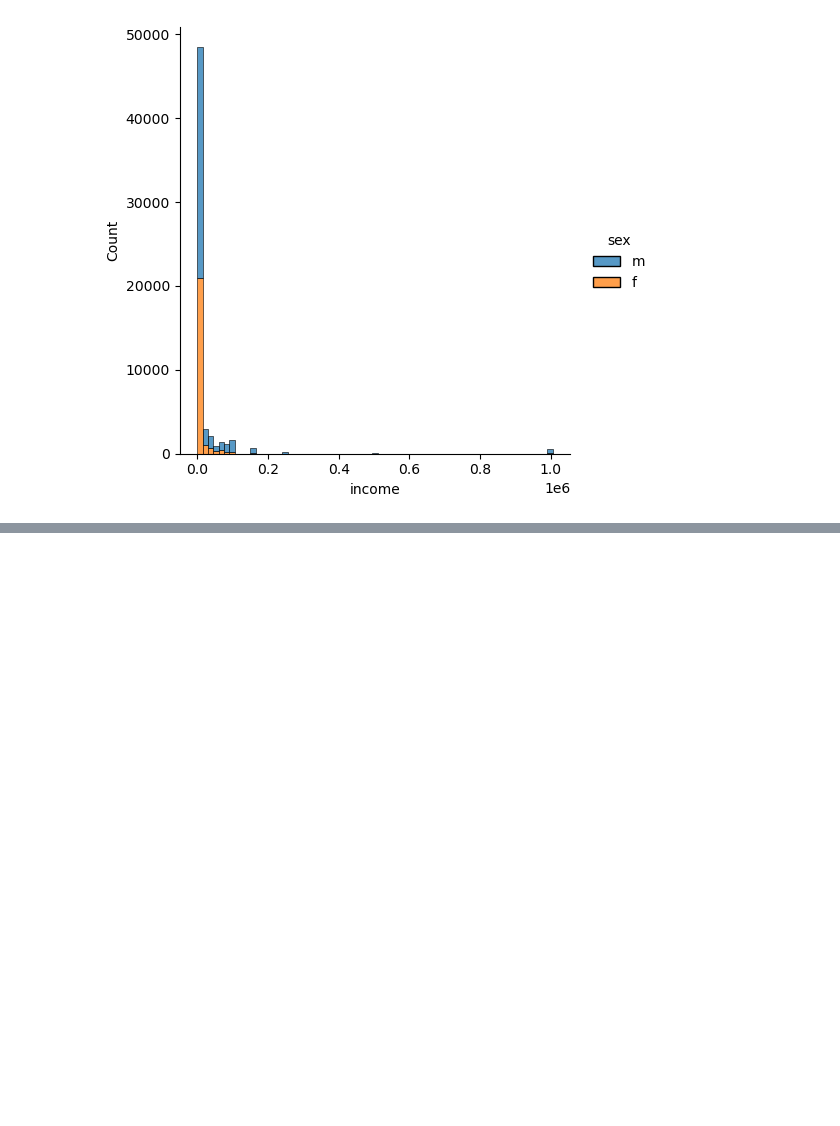
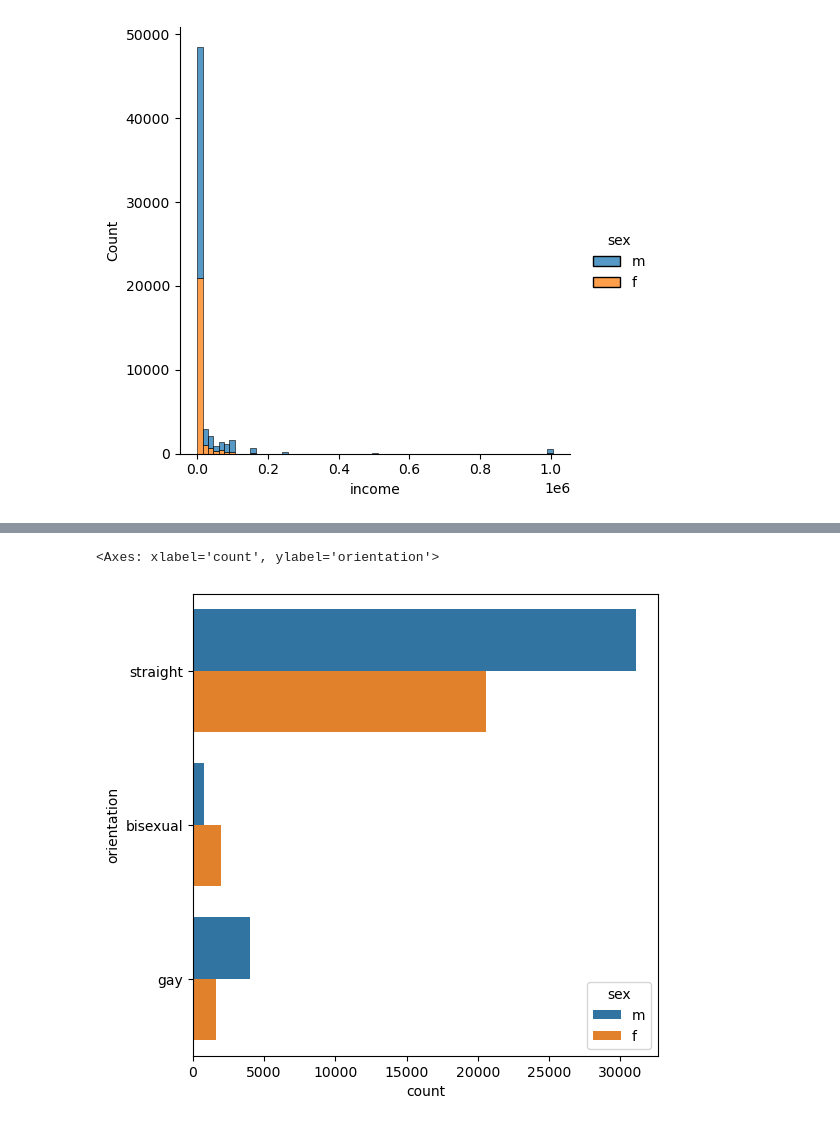
Before and after one commit to StephPad11/OKCupid-Project, a Jupyter notebook: date-a-scientist.ipynb, the cells around one changed output, grey strips where cells are left out. Saved outputs shown, nothing was run; the diff lists cells and outputs as text; code cells hidden in the pictures; blank space fills up the shorter version.

```diff
--- a/date-a-scientist.ipynb
+++ b/date-a-scientist.ipynb
@@ -219,0 +237,9 @@ Text(0.5, 1.03, 'Income of Users ($)')
+# %%
+# Sexual orientation of users as simply defined as gender
+# There is at least some users identifying as gay and bisexual but the majority
+# of both men and women identify as straight.
+
+sns.countplot(data = profiles, y = 'orientation', hue = 'sex')
+# %% [output]
+<Axes: xlabel='count', ylabel='orientation'>
+[figure, added]
```
Also changed, not shown: parts of 4 cells of this notebook.
